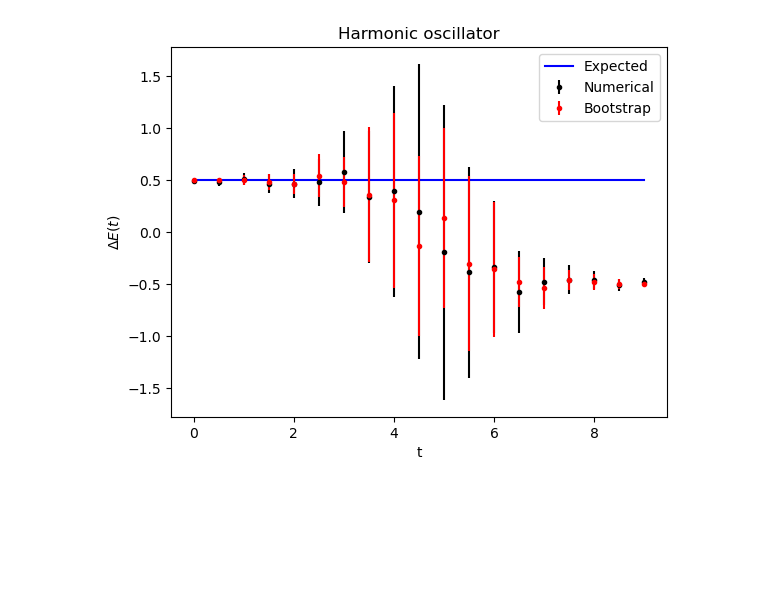
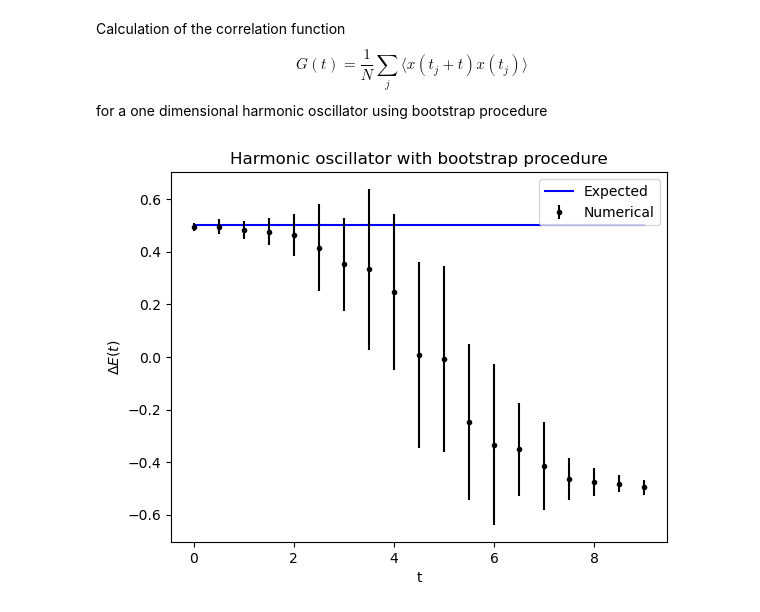
Before and after one commit to lusvelt/path-integral-monte-carlo, a Jupyter notebook: src/metropolis-harmonic-oscillator.ipynb, the cells around one changed output. Drawn from its saved outputs; the diff is of its cells as text; code cells hidden in the pictures; blank space fills up the shorter version.

```diff
--- a/src/metropolis-harmonic-oscillator.ipynb
+++ b/src/metropolis-harmonic-oscillator.ipynb
@@ -22,5 +31,3 @@ def compute_G(x,n):
     for j in range(0,N):
         g = g + x[j]*x[(j+n)%N]
     return g/N
-# %%
-avg, std = metropolis.compute_path_integral_average(compute_G, S, N, N_cf, N_cor, eps)
@@ -40,3 +128,9 @@ def error_delta_E(avg, std):
+# %% [markdown]
+Calculation of the correlation function
+$$
+    G(t) = \frac{1}{N} \sum_j \langle x(t_j+t)x(t_j) \rangle
+$$
+for a one dimensional harmonic oscillator using bootstrap procedure
 # %%
 avg_bootstrap = np.zeros((N_copies,N))
 for i in range (N_copies):
@@ -57,13 +148,10 @@ E_exact = np.ones(N-1) * (a*(E_1-E_0))
 # %%
 plt.plot(t, E_exact ,'b',label='Expected')
-#plt.scatter(t, delta_E(avg), color='black', label='Numerical', s=1)
-#plt.scatter(t, average_delta_E_with_bootstrap, color= 'red', label = 'bootstrap', s=1)
-plt.errorbar(t, delta_E(avg), yerr=error_delta_E(avg, std), fmt='.', color='black', label='Numerical')
-plt.errorbar(t, average_delta_E_with_bootstrap, yerr=std_delta_E_with_boostrap,color='red' ,label='Bootstrap',fmt='.')
+plt.errorbar(t, average_delta_E_with_bootstrap, yerr=std_delta_E_with_boostrap,color='black' ,label='Numerical',fmt='.')
 plt.legend(loc='upper right')
-plt.title('Harmonic oscillator')
+plt.title('Harmonic oscillator with bootstrap procedure')
 plt.xlabel('t')
 plt.ylabel(r'$\Delta E(t)$')
 plt.show()
 # %% [output]
-[figure, old version]
+[figure, new version]
```
Also changed, not shown: parts of 10 cells of this notebook.
